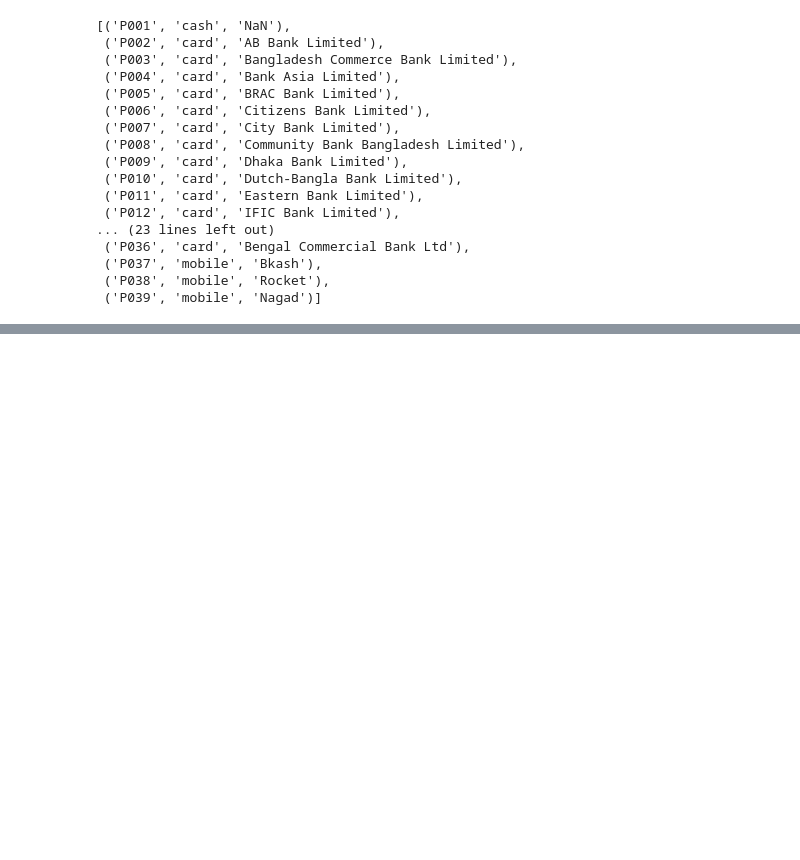
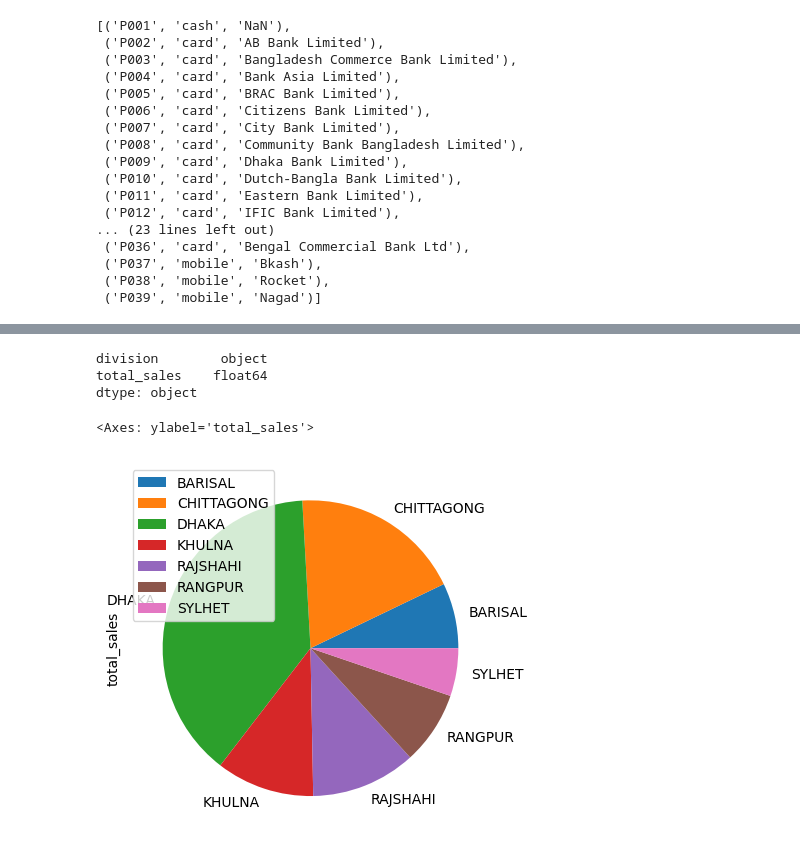
Before and after one commit to esrdlab-vinternship/HDA-Buet-vtraining-23, a Jupyter notebook: notebook/dataload/ETL.ipynb, the cells around one changed output, grey strips where cells are left out. Drawn from its saved outputs; the diff is of its cells as text; code cells hidden in the pictures; blank space fills up the shorter version.

```diff
--- a/notebook/dataload/ETL.ipynb
+++ b/notebook/dataload/ETL.ipynb
@@ -338,0 +406,21 @@ res
+# %%
+class PostgresConnection(object):
+    def __init__(self):
+        self.connection = psycopg2.connect(database="ecomdb",
+                                           user = "postgres",
+                                           password = "Justdoit007",
+                                           host = "127.0.0.1",
+                                           port = "5432")
+
+    def getConnection(self):
+        print("Connection to DB established!")
+        return self.connection
+# %%
+con = PostgresConnection().getConnection()
+select_stmt = "SELECT s.district, SUM(f.total_price) FROM ecomdb_star_schema.fact_table f "\
+"JOIN ecomdb_star_schema.store_dim s ON f.store_key = s.store_key GROUP BY s.district ORDER BY s.district ASC "
+cur = con.cursor()
+cur.execute(select_stmt)
+res = cur.fetchall()
+cur.close()
+res
@@ -338,0 +446,4 @@ res
+# %%
+import pandas as pd
+df_q1 = pd.DataFrame(res,columns = ['division', 'total_sales'])
+df_q1
@@ -338,0 +479,12 @@ res
+# %%
+df_q1.dtypes
+# %% [output]
+division        object
+total_sales    float64
+dtype: object
+# %%
+df_q1 = df_q1.set_index(['division'])
+df_q1.plot.pie(y='total_sales')
+# %% [output]
+<Axes: ylabel='total_sales'>
+[figure, added]
```
Also changed, not shown: parts of 9 cells of this notebook, 2 other files.
